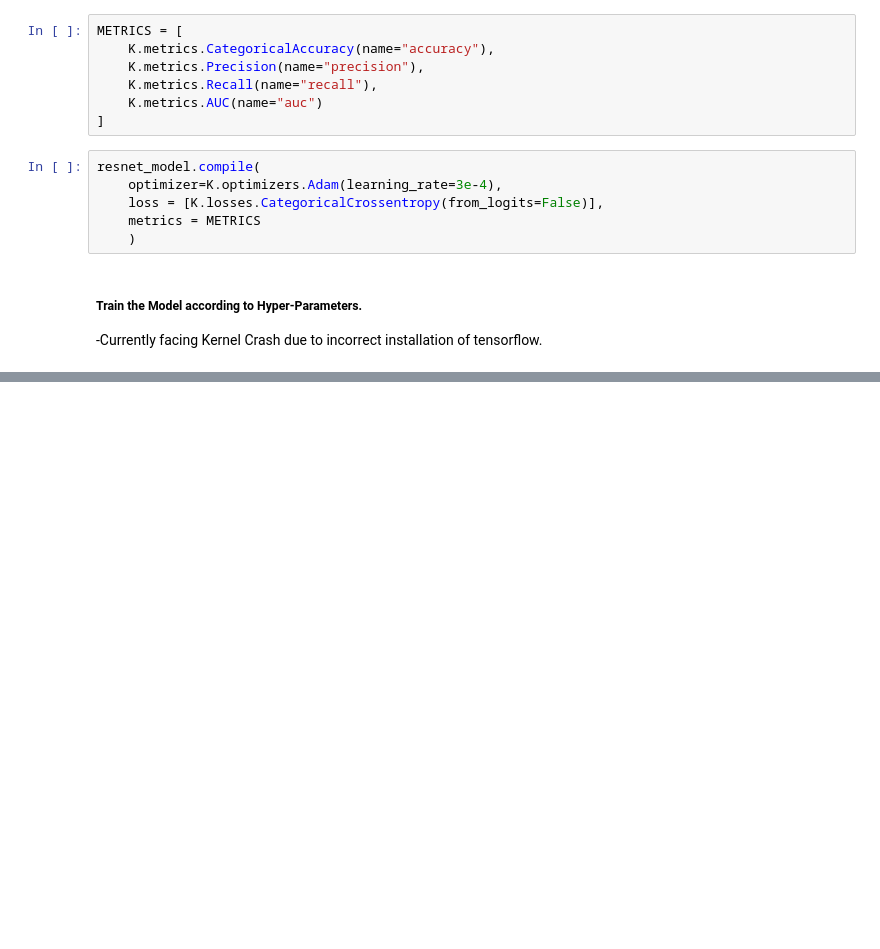
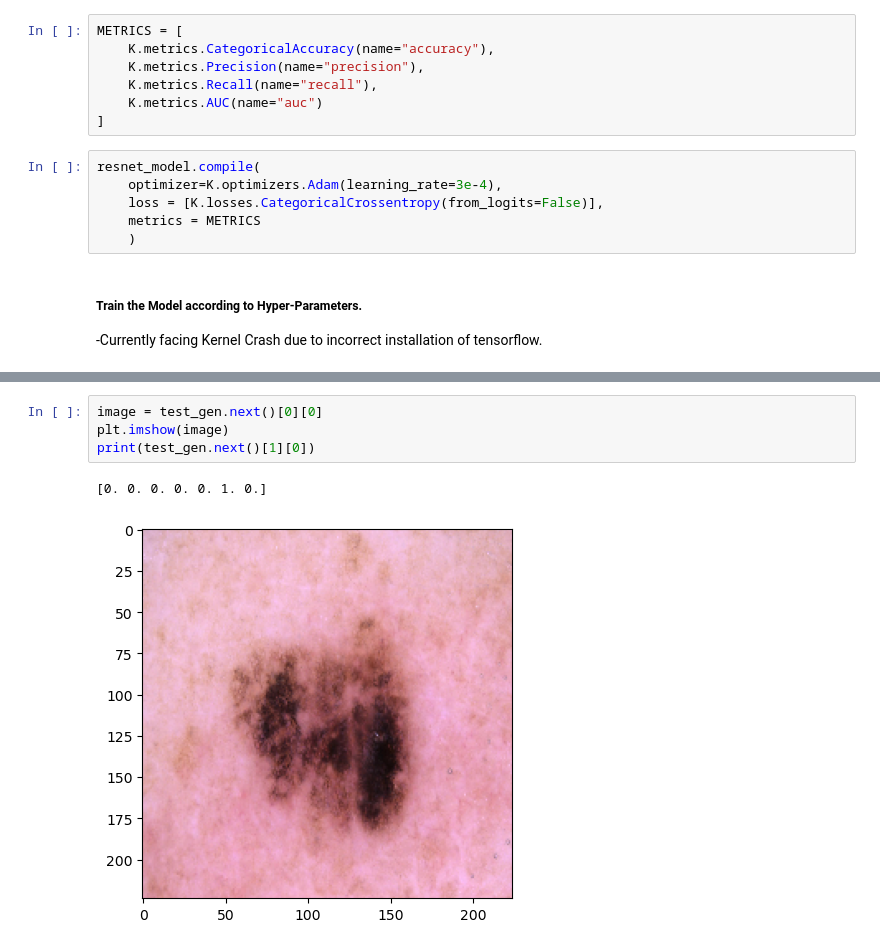
Before and after one commit to caffeinekeyboard/Skin_Cancer_Diagnosis, a Jupyter notebook: Model_Construction/model_building_and_testing.ipynb, the cells around one changed output, grey strips where cells are left out. Saved outputs shown, nothing was run; the diff lists cells and outputs as text; blank space fills up the shorter version.

```diff
--- a/Model_Construction/model_building_and_testing.ipynb
+++ b/Model_Construction/model_building_and_testing.ipynb
@@ -219,0 +276,7 @@ resnet_model.evaluate(test_gen)
+# %%
+image = test_gen.next()[0][0]
+plt.imshow(image)
+print(test_gen.next()[1][0])
+# %% [output]
+[0. 0. 0. 0. 0. 1. 0.]
+[figure, added]
```
Also changed, not shown: parts of 9 cells of this notebook.
